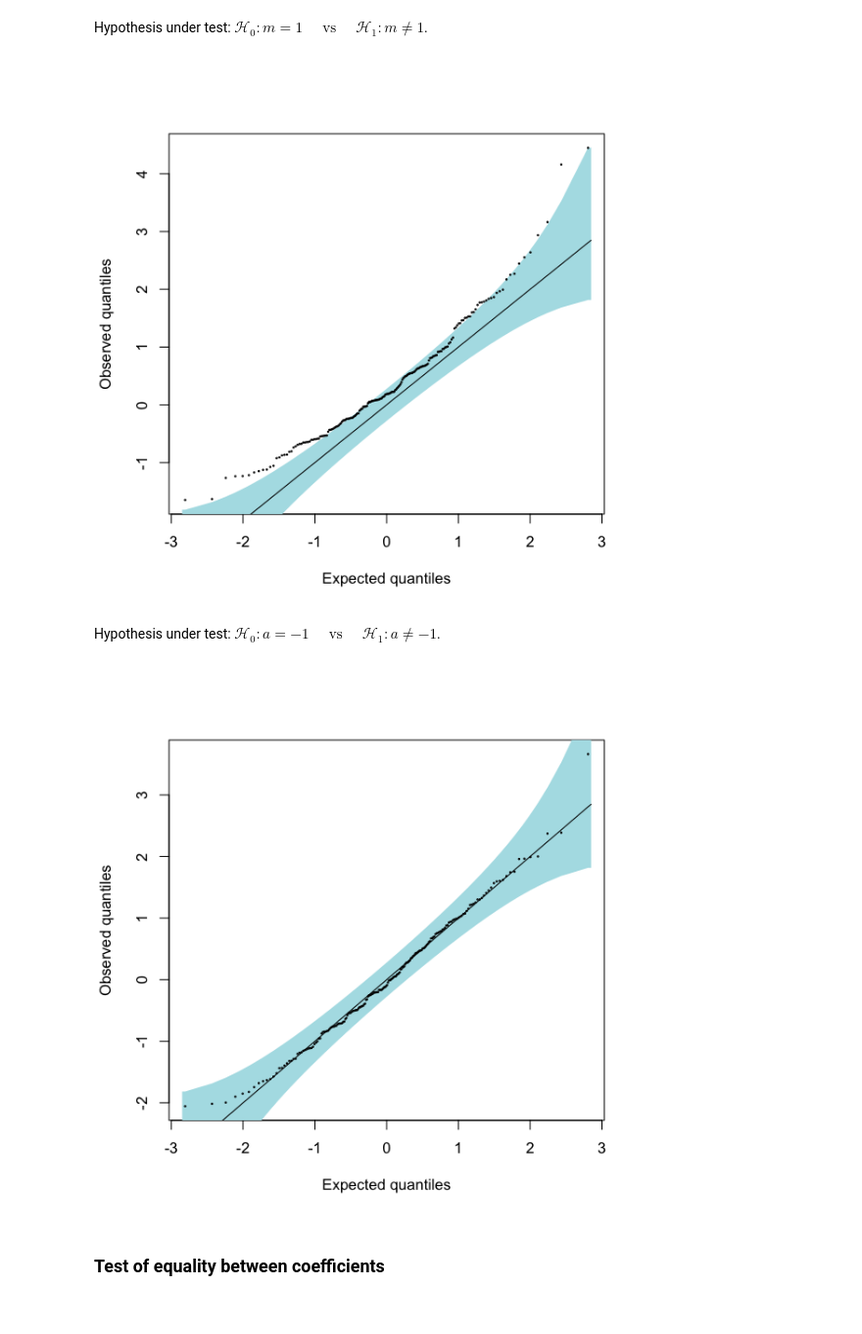
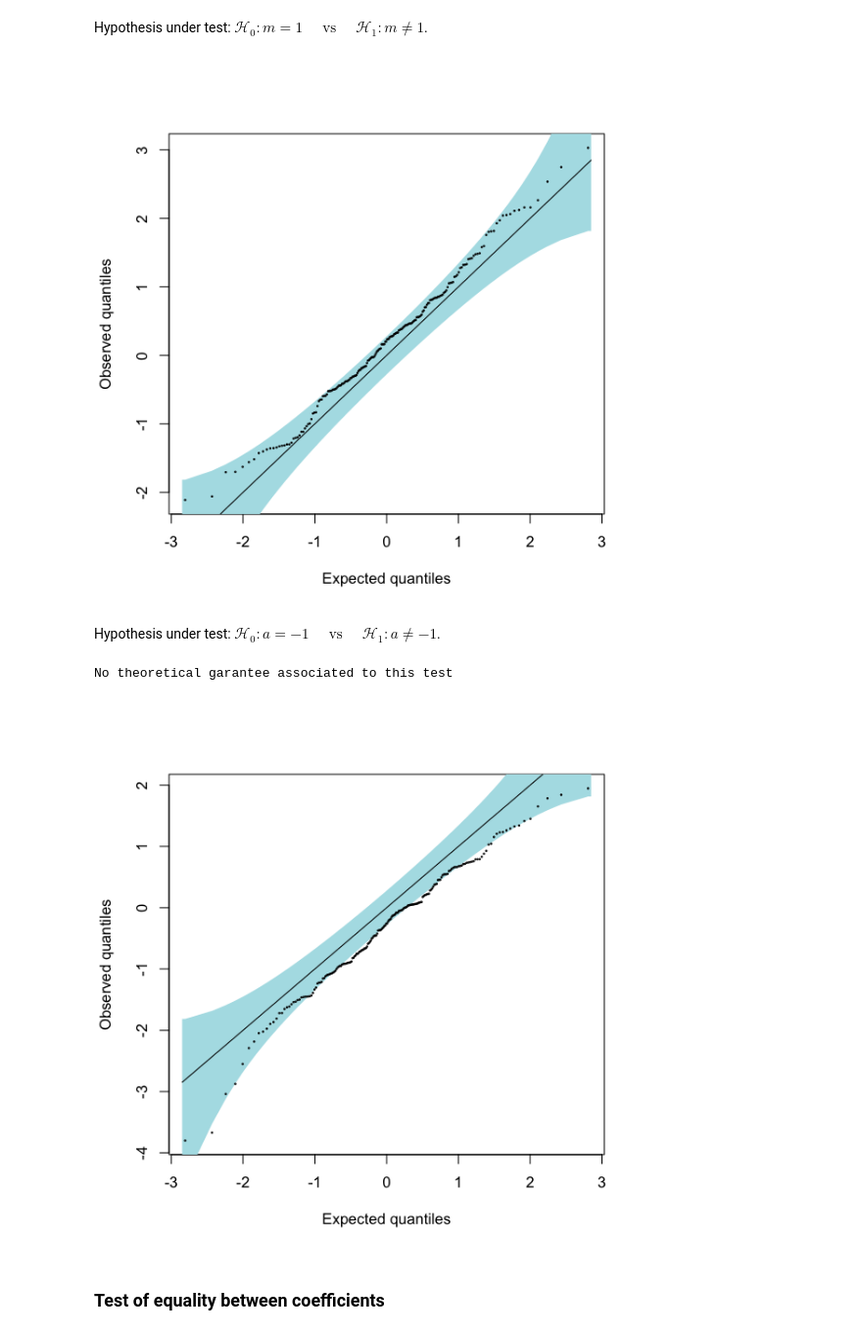
Before and after one commit to Msadeler/marked_exp_hawkes, a Jupyter notebook: example.ipynb, the cells around one changed output. Shown at 98% size. Saved outputs shown, nothing was run; the diff lists cells and outputs as text; code cells hidden in the pictures.

```diff
--- a/example.ipynb
+++ b/example.ipynb
@@ -97,41 +100,13 @@ We present here the code used to apply different test procedures on a Hawkes pro
 np.random.seed(0)
 
 m=1
-a = -0.6
+a = -1
 b = 1
 
 ## simulation
-
-np.random.seed(0)
-
-
 hawkes_multi = exp_thinning_hawkes_multi_marked(m=m,
                                     a=a,
                                     b=b,
-                                    n = 5,
-                                    max_time=10)
+                                    n=200,
+                                    max_jumps=500)
 hawkes_multi.simulate()
-# %%
-from functions.multivariate_exponential_process import *
-import numpy as np
-from functions.paramtrised_function import *
-
-np.random.seed(0)
-
-m = np.array([0.5, 1]).reshape((2,1))
-a = np.array([[0.4, 0.2,],
-                  [-0.4, 0.3]] )
-b = np.array([[1],[1.5]])
-
-
-Tmax = 10
-phi_arg = 0.5
-
-
-hawkes_multi = multivariate_exponential_hawkes_marked_multi(m=m,
-                                                      a=a,
-                                                      b=b,
-                                                      n=3,
-                                                      max_time = 10)
-
-hawkes_multi.simulate()
@@ -165,3 +118,7 @@ Correspond to Tmax = 8.240553626914446
 ## Test on the coefficients of the model
 
 ### Test of a specific value for one coefficient
+# %%
+learner_hawkes = estimator_unidim_multi_rep(a_bound = None,
+                                            bound_b = None)
+learner_hawkes.fit(hawkes_multi.timeList, max_jump = True)
@@ -168,15 +127,16 @@ Correspond to Tmax = 8.240553626914446
 # %% [markdown]
 Hypothesis under test: $\mathcal{H}_0 : m = 1 \quad \text{ vs } \quad \mathcal{H}_1 : m \ne 1$.
 # %%
-stat = learner_hawkes.test_one_coeff(0,1, plot=True)
+stat = learner_hawkes.test_one_coeff( coefficient_index=0, value = 1,plot=True)
 # %% [output]
-[figure, old version]
+[figure, new version]
 # %% [markdown]
 Hypothesis under test: $\mathcal{H}_0 : a = -1 \quad \text{ vs } \quad \mathcal{H}_1 : a \ne -1$.
 # %%
-stat = learner_hawkes.test_one_coeff(-1,1, plot = True)
+stat = learner_hawkes.test_one_coeff(coefficient_index=1,value=-1, plot = True)
 # %% [output]
+No theoretical garantee associated to this test
-[figure, old version]
+[figure, new version]
 # %% [markdown]
 ### Test of equality between coefficients
 # %% [markdown]
```
Also changed, not shown: parts of 20 cells of this notebook, 6 other files.
